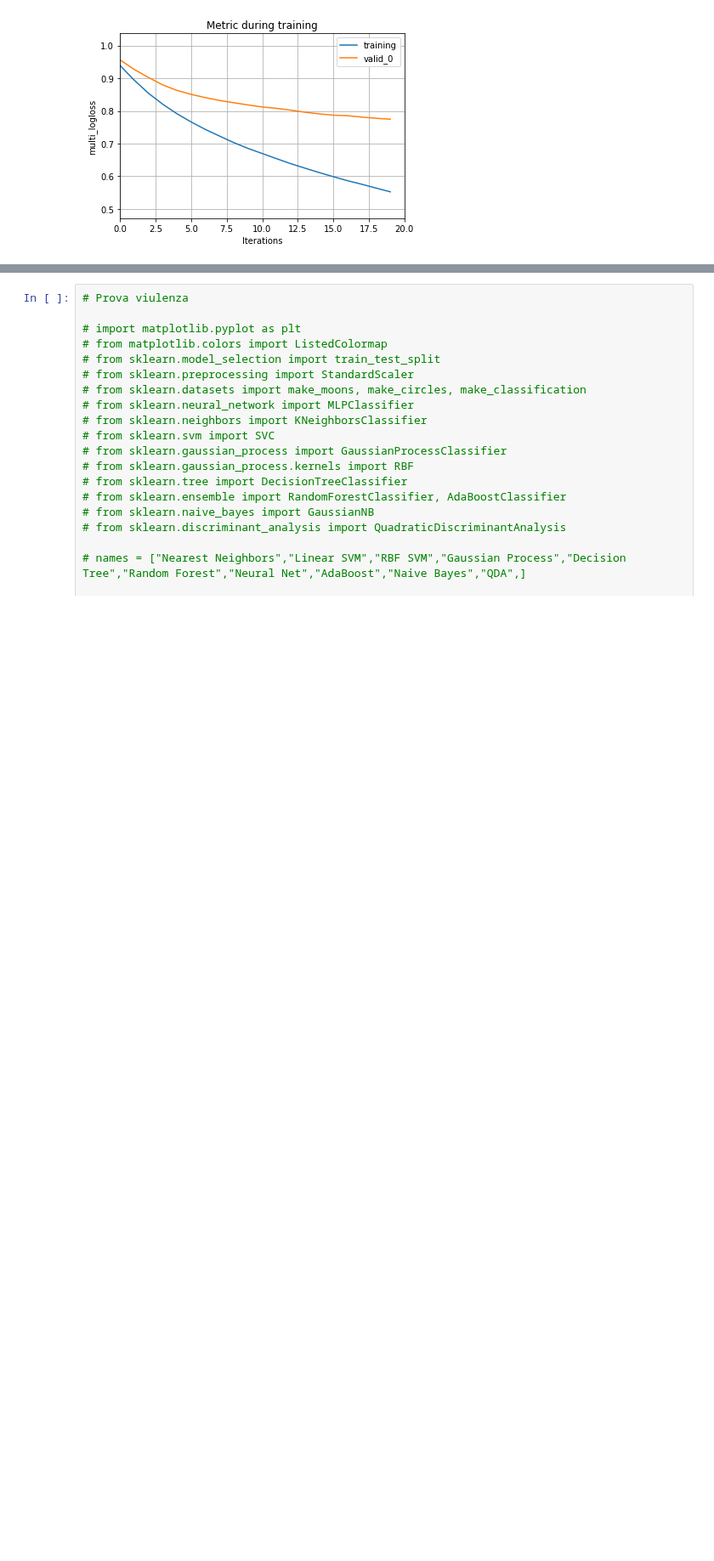
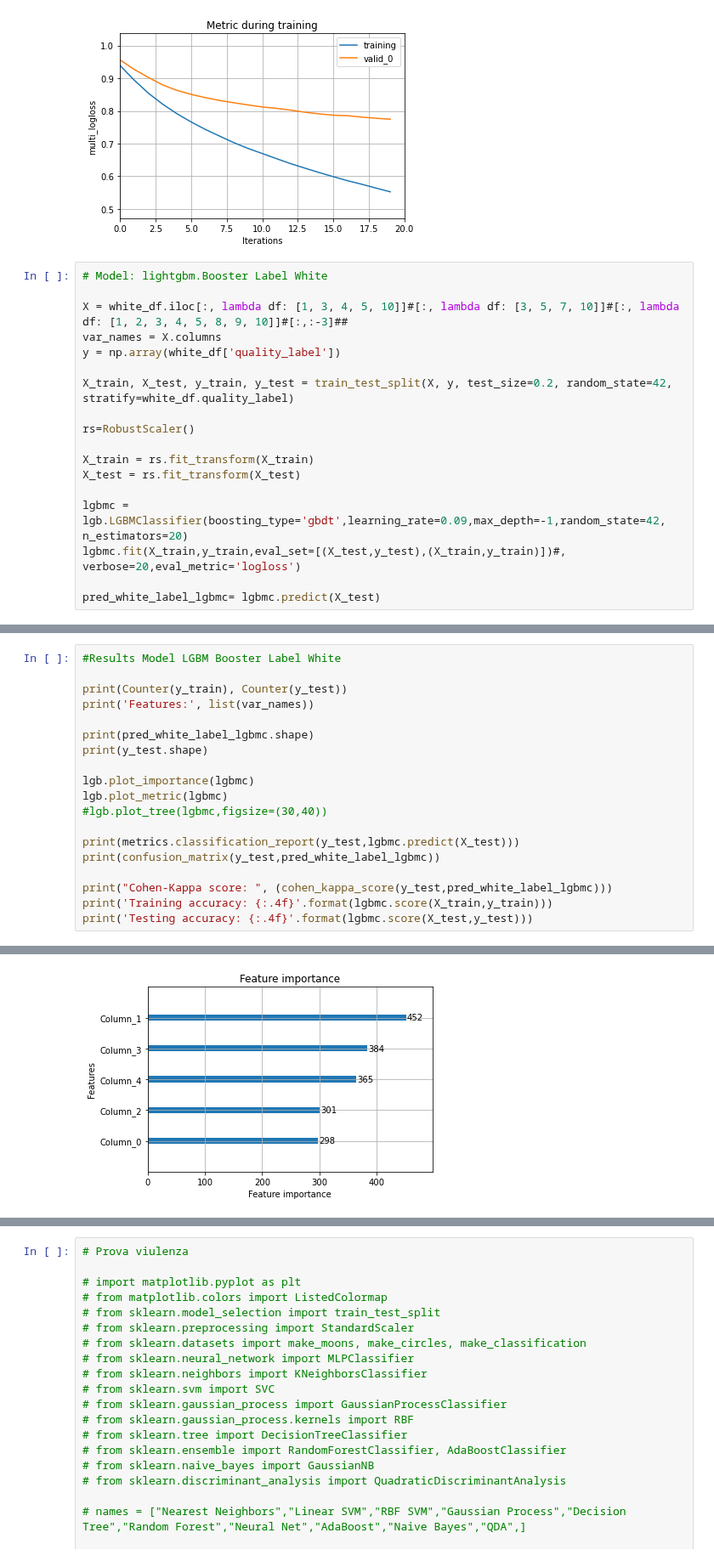
Before and after one commit to Jacopo-Spadon/Wine-not, a Jupyter notebook: Wine-not-ML.ipynb, the cells around one changed output, grey strips where cells are left out. Shown at 85% size. Cells and saved outputs as stored; diff of their text form; blank space fills up the shorter version.

```diff
--- a/Wine-not-ML.ipynb
+++ b/Wine-not-ML.ipynb
@@ -1019,3 +1034,21 @@ Training accuracy: 0.8061
 Testing accuracy: 0.6312
 [figure]
 [figure]
+# %%
+# Model: lightgbm.Booster Label White
+
+X = white_df.iloc[:, lambda df: [1, 3, 4, 5, 10]]#[:, lambda df: [3, 5, 7, 10]]#[:, lambda df: [1, 2, 3, 4, 5, 8, 9, 10]]#[:,:-3]##
+var_names = X.columns
+y = np.array(white_df['quality_label'])
+
+X_train, X_test, y_train, y_test = train_test_split(X, y, test_size=0.2, random_state=42, stratify=white_df.quality_label)
+
+rs=RobustScaler()
+
+X_train = rs.fit_transform(X_train)
+X_test = rs.fit_transform(X_test)
+
+lgbmc = lgb.LGBMClassifier(boosting_type='gbdt',learning_rate=0.09,max_depth=-1,random_state=42, n_estimators=20)
+lgbmc.fit(X_train,y_train,eval_set=[(X_test,y_test),(X_train,y_train)])#, verbose=20,eval_metric='logloss')
+
+pred_white_label_lgbmc= lgbmc.predict(X_test)
@@ -1021,0 +1076,20 @@ Testing accuracy: 0.6312
+# %%
+#Results Model LGBM Booster Label White
+
+print(Counter(y_train), Counter(y_test))
+print('Features:', list(var_names))
+
+print(pred_white_label_lgbmc.shape)
+print(y_test.shape)
+
+lgb.plot_importance(lgbmc)
+lgb.plot_metric(lgbmc)
+#lgb.plot_tree(lgbmc,figsize=(30,40))
+
+print(metrics.classification_report(y_test,lgbmc.predict(X_test)))
+print(confusion_matrix(y_test,pred_white_label_lgbmc))
+
+print("Cohen-Kappa score: ", (cohen_kappa_score(y_test,pred_white_label_lgbmc)))
+print('Training accuracy: {:.4f}'.format(lgbmc.score(X_train,y_train)))
+print('Testing accuracy: {:.4f}'.format(lgbmc.score(X_test,y_test)))
+# %% [output]
@@ -1021,0 +1116 @@ Testing accuracy: 0.6312
+[figure, added]
```
Also changed, not shown: parts of 3 cells of this notebook.
